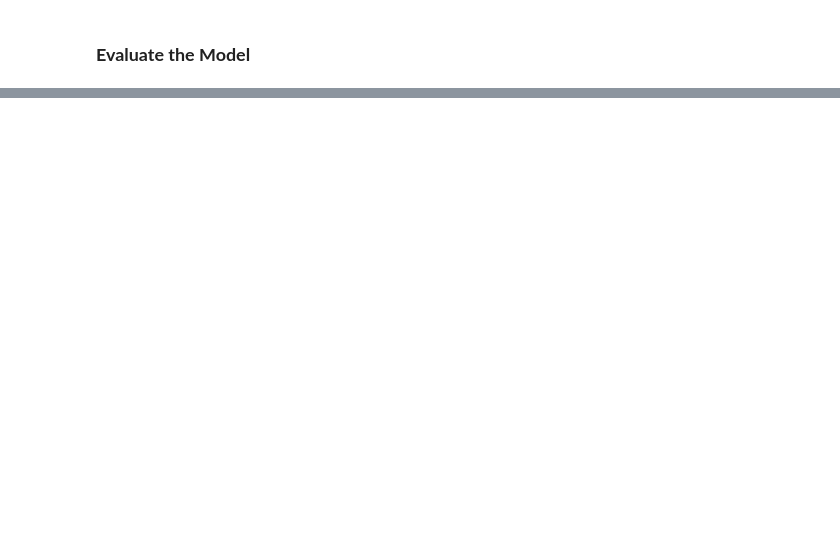
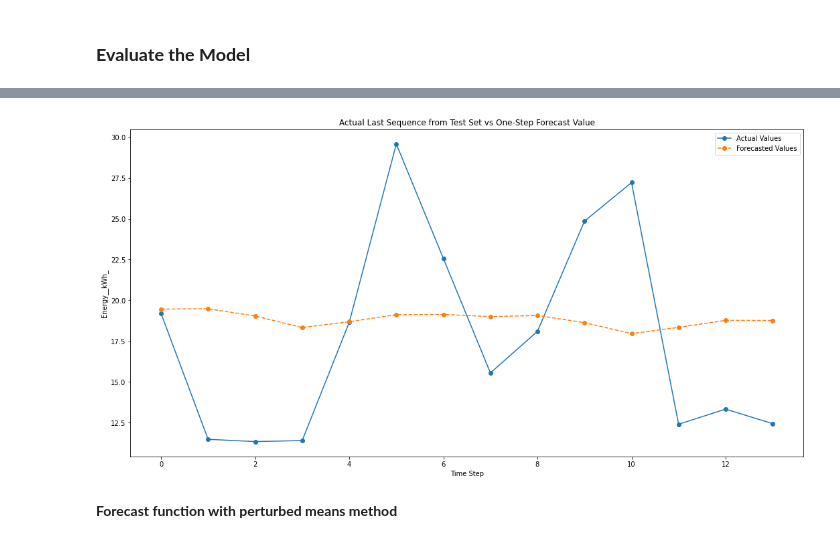
Before and after one commit to NikosKokosis/Energy_Demand_Forecast, a Jupyter notebook: Code/My_Method_perStations/BiGRU.ipynb, the cells around one changed output, grey strips where cells are left out. Drawn from its saved outputs; the diff is of its cells as text; code cells hidden in the pictures; blank space fills up the shorter version.

```diff
--- a/Code/My_Method_perStations/BiGRU.ipynb
+++ b/Code/My_Method_perStations/BiGRU.ipynb
@@ -408,0 +439,15 @@ The foreast value is 19.418 kWh
+# %%
+last_sequence = X_test_scaled[-2:-1].copy()
+X_forecast = last_sequence.reshape(1, X_test_scaled.shape[1], X_test_scaled.shape[2])
+
+# Update the last observations for Weekday columns
+for _ in range(7):
+    # Find the currect day in one hot array (find the 1)
+    current_index = X_forecast[0, -1, 17:].argmax()
+
+    # Update the next value (go forward a day)
+    next_index = (current_index + 1) % len(X_forecast[0, -1, 17:])
+    print('Previous form :', X_forecast[0, -1, 17:])
+    X_forecast[0, -1, 17:] = 0
+    X_forecast[0, -1, 17:][next_index] = 1
+    print('Next form :    ', X_forecast[0, -1, 17:], '\n')
@@ -408,0 +644,17 @@ The foreast value is 19.418 kWh
+# %%
+last_sequence = X_test_scaled[-2:-1].copy()
+
+month, weekday = extract_month_weekday_drom_sequence(last_sequence)
+print('As we see the station_test contains only one year :', *stations_test.loc[37,'Transactions']['Year'].unique())
+print('The last Month is :', month)
+print('The last Weekday is :', weekday, '\n')
+
+year = 2023
+specific_date = extract_srt_date(year, month, weekday)
+print(f"The last Date of sequence is on {specific_date}")
+print('If we check the on 28 November 2023 the weekday is Tuesday like our sequence :', last_sequence[:, -1, 17:],'\n')
+
+day, month, year = extract_date_info(specific_date)
+print(f'Day: {day}')
+print(f'Month: {month}')
+print(f'Year: {year}')
@@ -408,0 +768,17 @@ The foreast value is 19.418 kWh
+# %%
+# Assuming Y_test and y_true are NumPy arrays
+y_true = Y_test[-T:, 0]
+
+# Plotting the results
+plt.figure(figsize=(18, 9))
+plt.plot(y_true, label='Actual Values', marker='o')
+plt.plot(Forecast_energy_values, label='Forecasted Values', linestyle='dashed', marker='o')
+plt.xlabel('Time Step')
+plt.ylabel('Energy__kWh_')
+plt.title('Actual Last Sequence from Test Set vs One-Step Forecast Value')
+plt.legend()
+plt.show()
+# %% [output]
+[figure, added]
+# %% [markdown]
+**Forecast function with perturbed means method**
```
Also changed, not shown: parts of 66 cells of this notebook.
